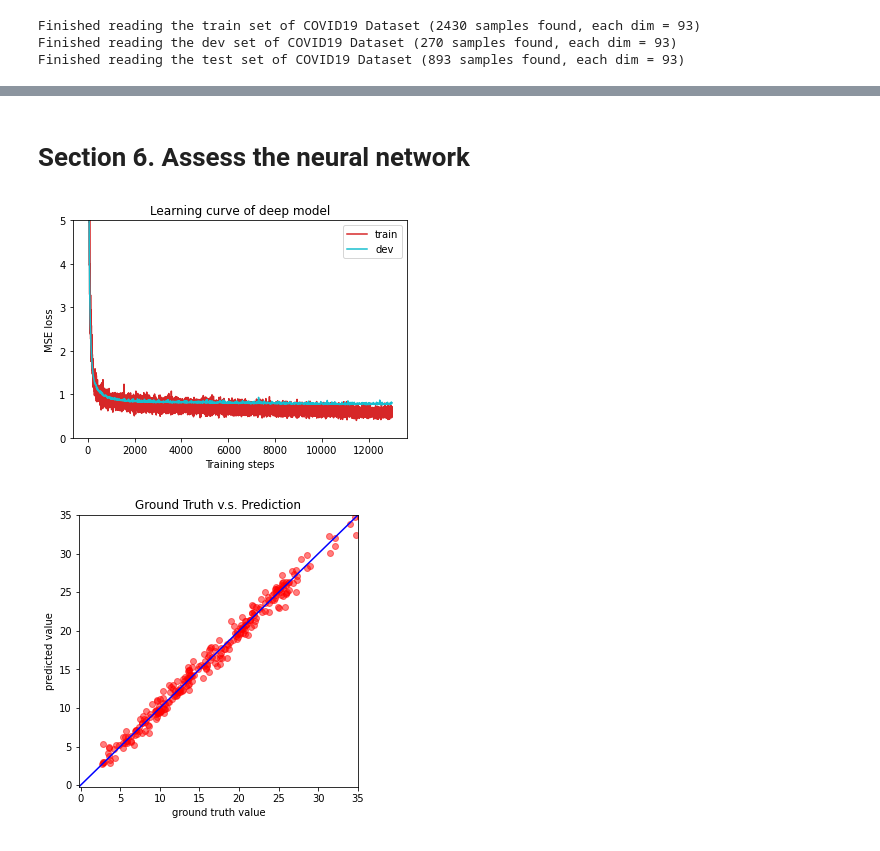
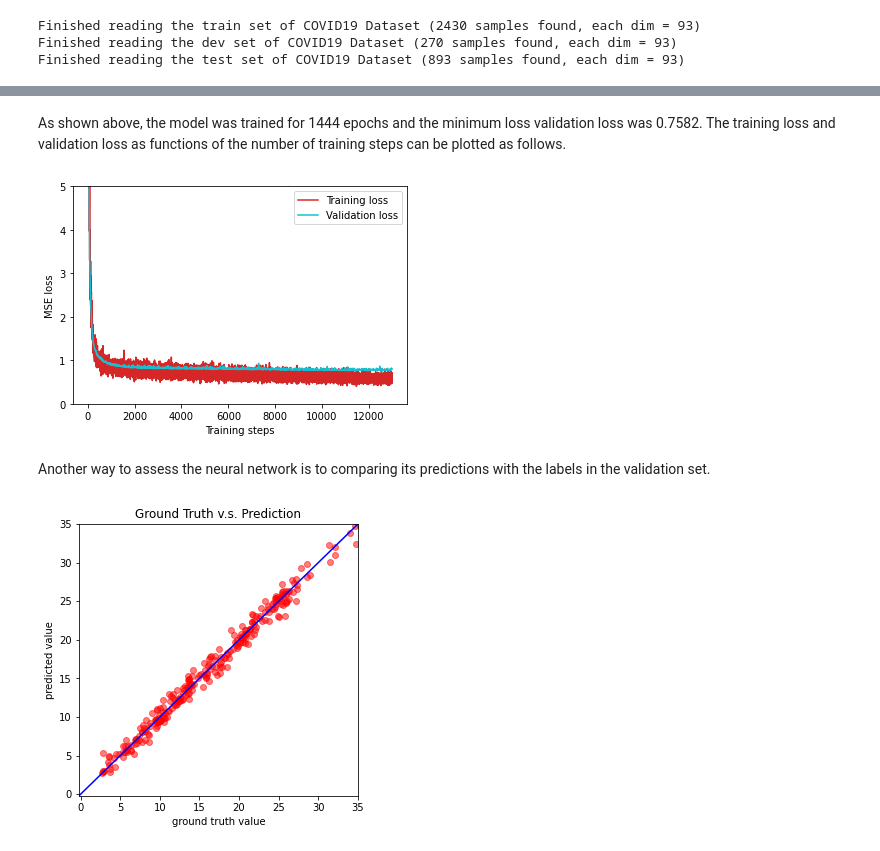
Before and after one commit to wehs7661/deep_learning_projects, a Jupyter notebook: covid_regression/DNN_test_positive/covid_regression_test_positive.ipynb, the cells around one changed output, grey strips where cells are left out. Cells and saved outputs as stored; diff of their text form; code cells hidden in the pictures.

Commit message:
Passed the medium baselines and tried L1/L2 regularization

```diff
--- a/covid_regression/DNN_test_positive/covid_regression_test_positive.ipynb
+++ b/covid_regression/DNN_test_positive/covid_regression_test_positive.ipynb
@@ -111,12 +122,12 @@ def plot_learning_curve(loss_record, title=''):
     x_1 = range(total_steps)
     x_2 = x_1[::len(loss_record['train']) // len(loss_record['dev'])]
     figure(figsize=(6, 4))
-    plt.plot(x_1, loss_record['train'], c='tab:red', label='train')
-    plt.plot(x_2, loss_record['dev'], c='tab:cyan', label='dev')
+    plt.plot(x_1, loss_record['train'], c='tab:red', label='Training loss')
+    plt.plot(x_2, loss_record['dev'], c='tab:cyan', label='Validation loss')
     plt.ylim(0.0, 5.)
     plt.xlabel('Training steps')
     plt.ylabel('MSE loss')
-    plt.title('Learning curve of {}'.format(title))
+    plt.legend()
     plt.legend()
     plt.show()
 
@@ -229,10 +259,7 @@ Then, we define `prep_dataloader`, which can be used to construct dataloaders fo
 def prep_dataloader(path, mode, batch_size, n_jobs=0, feats=list(range(93))):
     ''' Generates a dataset, then is put into a dataloader. '''
     dataset = COVID19Dataset(path, mode=mode, feats=feats)  # Construct dataset
-    dataloader = DataLoader(
-        dataset, batch_size,
-        shuffle=(mode == 'train'), drop_last=False,
-        num_workers=n_jobs, pin_memory=True)                # Construct dataloader
+    dataloader = DataLoader(dataset, batch_size, shuffle=(mode == 'train'), drop_last=False, num_workers=n_jobs, pin_memory=True)
     return dataloader
 # %% [markdown]
 # **Section 4. Define classes/functions to build, train, and test neural networks**
@@ -247,12 +272,10 @@ class NeuralNet(nn.Module):
         super(NeuralNet, self).__init__()
 
         # Define your neural network here
-        # TODO: How to modify this model to achieve better performance?
         self.net = nn.Sequential(
             nn.Linear(input_dim, 64),
             nn.ReLU(),
-            nn.Linear(64, 1)
-        )
+            nn.Linear(64, 1))
 
         # Mean squared error loss
         self.criterion = nn.MSELoss(reduction='mean')
@@ -263,5 +286,4 @@ class NeuralNet(nn.Module):
 
     def cal_loss(self, pred, target):
         ''' Calculate loss '''
-        # TODO: you may implement L1/L2 regularization here
         return self.criterion(pred, target)
@@ -297,8 +319,7 @@ def train(tr_set, dv_set, model, config, device):
         if dev_mse < min_mse:
             # Save model if your model improved
             min_mse = dev_mse
-            print('Saving model (epoch = {:4d}, loss = {:.4f})'
-                .format(epoch + 1, min_mse))
+            print(f'Saving model (epoch = {epoch + 1}, validation loss = {min_mse:.4f}')
             torch.save(model.state_dict(), config['save_path'])  # Save model to specified path
             early_stop_cnt = 0
         else:
@@ -397,10 +413,12 @@ Saving model (epoch = 1243, loss = 0.7582)
 Finished training after 1444 epochs
-# %% [markdown]
-# **Section 6. Assess the neural network**
+# %% [markdown]
+As shown above, the model was trained for 1444 epochs and the minimum loss validation loss was 0.7582. The training loss and validation loss as functions of the number of training steps can be plotted as follows.
 # %%
-plot_learning_curve(model_loss_record, title='deep model')
+plot_learning_curve(model_loss_record)
 # %% [output]
-[figure, old version]
+[figure, new version]
+# %% [markdown]
+Another way to assess the neural network is to comparing its predictions with the labels in the validation set.
 # %%
 del model
 model = NeuralNet(tr_set.dataset.dim).to(device)
```
Also changed, not shown: parts of 48 cells of this notebook.
